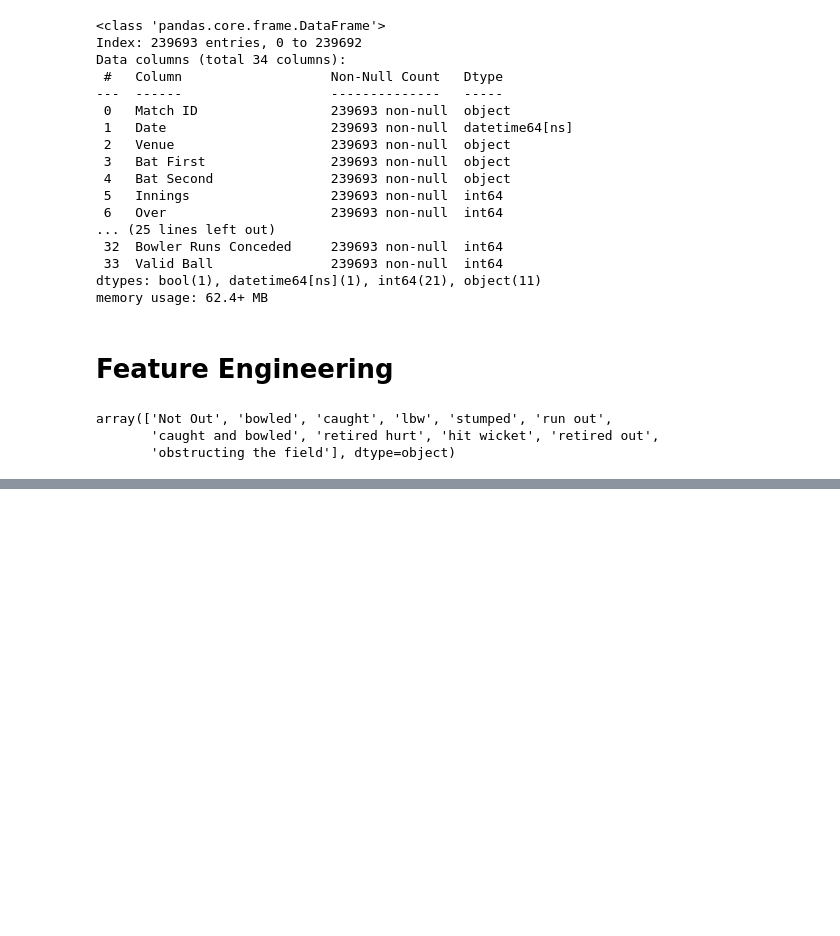
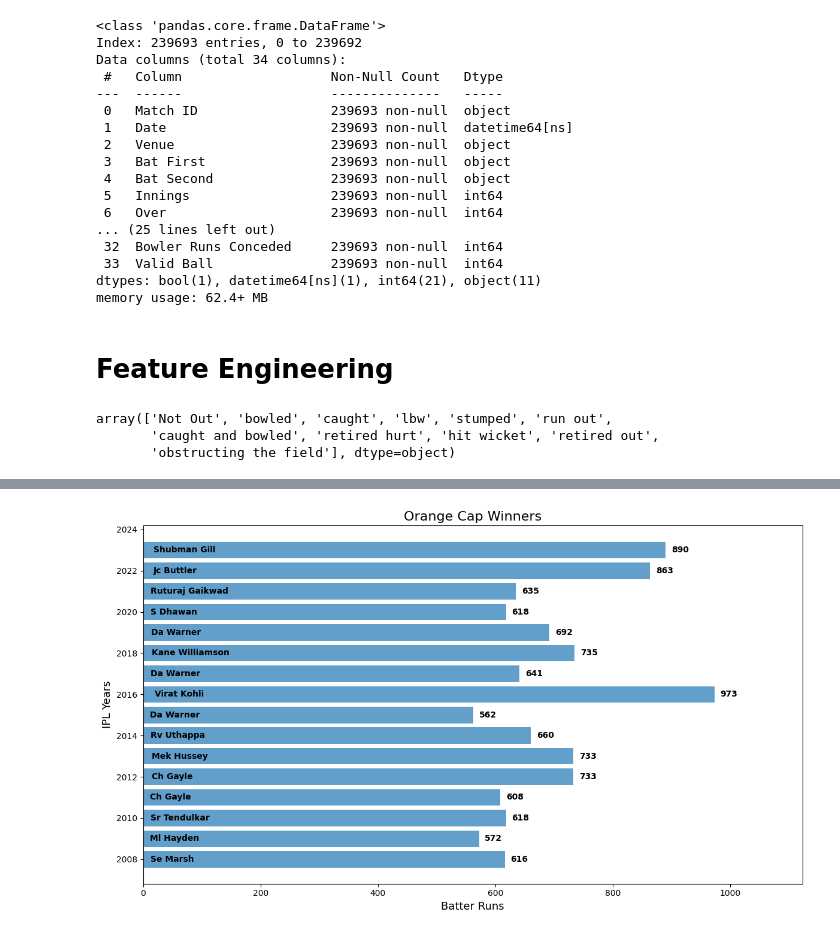
Before and after one commit to Sujil75/Data-Analytics-Practices, a Jupyter notebook: IPL_Data_EDA.ipynb, the cells around one changed output, grey strips where cells are left out. Saved outputs shown, nothing was run; the diff lists cells and outputs as text; code cells hidden in the pictures; blank space fills up the shorter version.

Commit message:
Added EDA for batter runs

```diff
--- a/IPL_Data_EDA.ipynb
+++ b/IPL_Data_EDA.ipynb
@@ -446,0 +449,11 @@ df['is_dot_balls'] = ((df['Runs From Ball'] == 0) & (df['Valid Ball'] == 1)).ast
+# %%
+# EDA
+
+batters_yrly_runs = df.groupby(['Year', 'Batter'])['Batter Runs'].sum().reset_index()
+
+orange_cap_indx = batters_yrly_runs.groupby('Year')['Batter Runs'].idxmax()
+
+orange_cap_winners = batters_yrly_runs.loc[orange_cap_indx]
+
+orange_cap_winners = orange_cap_winners.rename(columns={"Batter Runs": "Total Batter Runs"})
+orange_cap_winners
@@ -446,0 +478,47 @@ df['is_dot_balls'] = ((df['Runs From Ball'] == 0) & (df['Valid Ball'] == 1)).ast
+# %%
+# Visualize
+plt.figure(figsize=(12, 7))
+bars = plt.barh(
+    orange_cap_winners['Year'],
+    orange_cap_winners['Total Batter Runs'],
+    alpha=0.7
+)
+
+# adding data to bars
+for year, batter, runs in zip(
+    orange_cap_winners['Year'],
+    orange_cap_winners['Batter'],
+    orange_cap_winners['Total Batter Runs']
+):
+
+    # Batter name inside bar
+    plt.text(
+        runs * 0.02,
+        year,
+        batter,
+        ha='left',
+        va='center',
+        fontsize=10,
+        fontweight='bold'
+    )
+
+    # Runs at end of bar
+    plt.text(
+        runs + 10,
+        year,
+        str(runs),
+        ha='left',
+        va='center',
+        fontsize=10,
+        fontweight='bold'
+    )
+
+plt.xlabel('Batter Runs', fontsize=13)
+plt.ylabel('IPL Years', fontsize=13)
+plt.title('Orange Cap Winners', fontsize=16)
+
+plt.xlim(0, orange_cap_winners['Total Batter Runs'].max() + 150)
+plt.tight_layout()
+plt.show()
+# %% [output]
+[figure, added]
```
Also changed, not shown: parts of 2 cells of this notebook.
